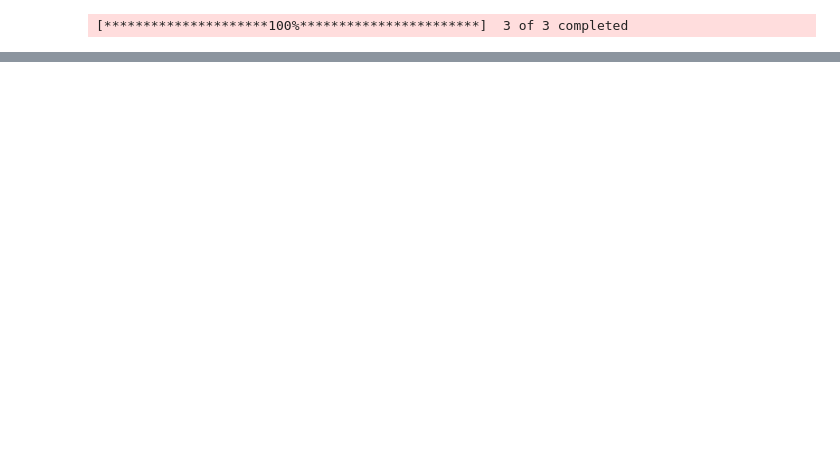
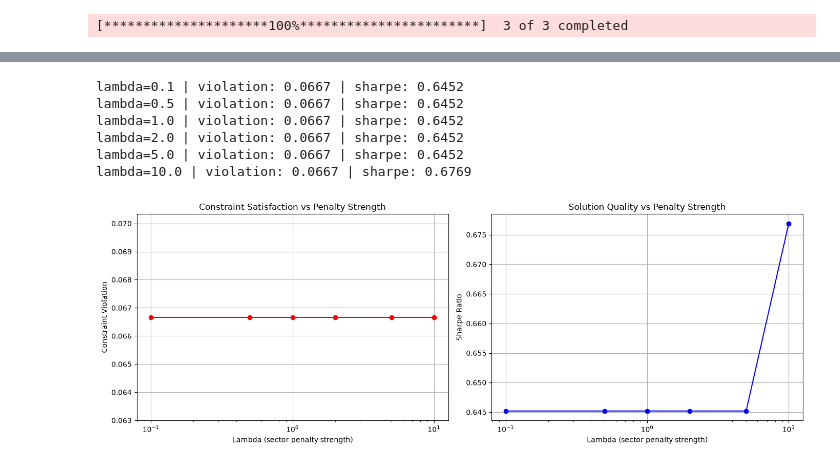
Before and after one commit to lnachdi/qc-portfolio-optimization, a Jupyter notebook: notebooks/week4_benchmark(N=6).ipynb, the cells around one changed output, grey strips where cells are left out. Drawn from its saved outputs; the diff is of its cells as text; code cells hidden in the pictures; blank space fills up the shorter version.

```diff
--- a/notebooks/week4_benchmark(N=6).ipynb
+++ b/notebooks/week4_benchmark(N=6).ipynb
@@ -181,0 +197,47 @@ QAOA p=2 | energy: -5.4422 | time: 13.09s | evals: 3186
+# %%
+lambda_values = [0.1,0.5,1.0,2.0,5.0,10.0]
+sector_violations =[]
+sharpe_ratios=[]
+
+for lam in lambda_values:
+    Q_test = qe.build_qubo_matrix(mean_returns,cov_matrix,lambda_risk=1.0,lambda_budget=5.0,lambda_sector=lam,sector_map=sector_map,sector_cap
+                                 =0.6,n_assets=n_assets,n_bits=n_bits)
+
+    x_test, _ =qe.simulated_annealing_qubo(Q_test,num_reads=500,num_sweeps=500)
+    weights_test= qe.decode_weights(x_test,n_assets,n_bits)
+
+    sector0_weight=sum(weights_test[i] for i in range(n_assets) if sector_map[i]==0)
+    sector_violations.append(max(0,sector0_weight -0.6))
+
+    ret=np.dot(weights_test,mean_returns)
+    vol= np.sqrt(weights_test @ cov_matrix @ weights_test)
+    sharpe_ratios.append((ret-0.05)/vol if vol > 0 else 0)
+
+for lam,viol,sh in zip(lambda_values, sector_violations,sharpe_ratios):
+    print(f"lambda={lam:>3.1f} | violation: {viol:.4f} | sharpe: {sh:.4f}")
+# %% [output]
+lambda=0.1 | violation: 0.0667 | sharpe: 0.6452
+lambda=0.5 | violation: 0.0667 | sharpe: 0.6452
+lambda=1.0 | violation: 0.0667 | sharpe: 0.6452
+lambda=2.0 | violation: 0.0667 | sharpe: 0.6452
+lambda=5.0 | violation: 0.0667 | sharpe: 0.6452
+lambda=10.0 | violation: 0.0667 | sharpe: 0.6769
+# %%
+fig, (ax1,ax2) = plt.subplots(1,2,figsize=(14,5))
+ax1.plot(lambda_values,sector_violations,'r-o')
+ax1.set_xscale('log')
+ax1.set_xlabel('Lambda (sector penalty strength)')
+ax1.set_ylabel('Constraint Violation')
+ax1.set_title('Constraint Satisfaction vs Penalty Strength')
+ax1.grid(True)
+
+ax2.plot(lambda_values,sharpe_ratios,'b-o')
+ax2.set_xscale('log')
+ax2.set_xlabel('Lambda (sector penalty strength)')
+ax2.set_ylabel('Sharpe Ratio')
+ax2.set_title('Solution Quality vs Penalty Strength')
+ax2.grid(True)
+plt.tight_layout()
+plt.show()
+# %% [output]
+[figure, added]
```
Also changed, not shown: parts of 6 cells of this notebook.
